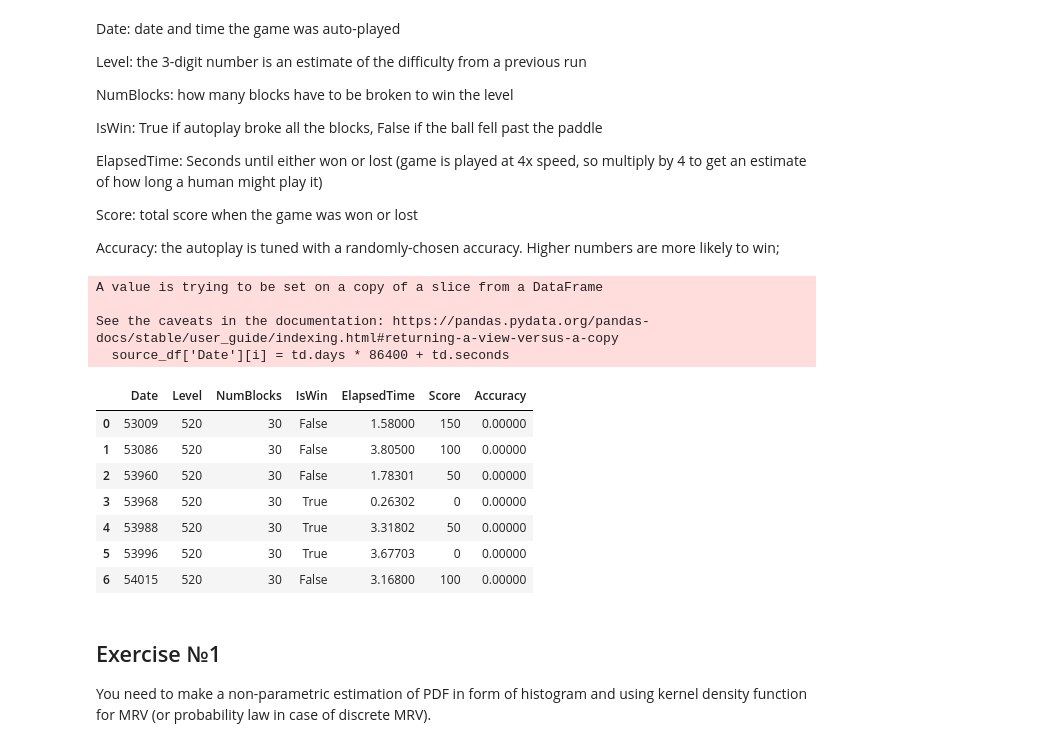
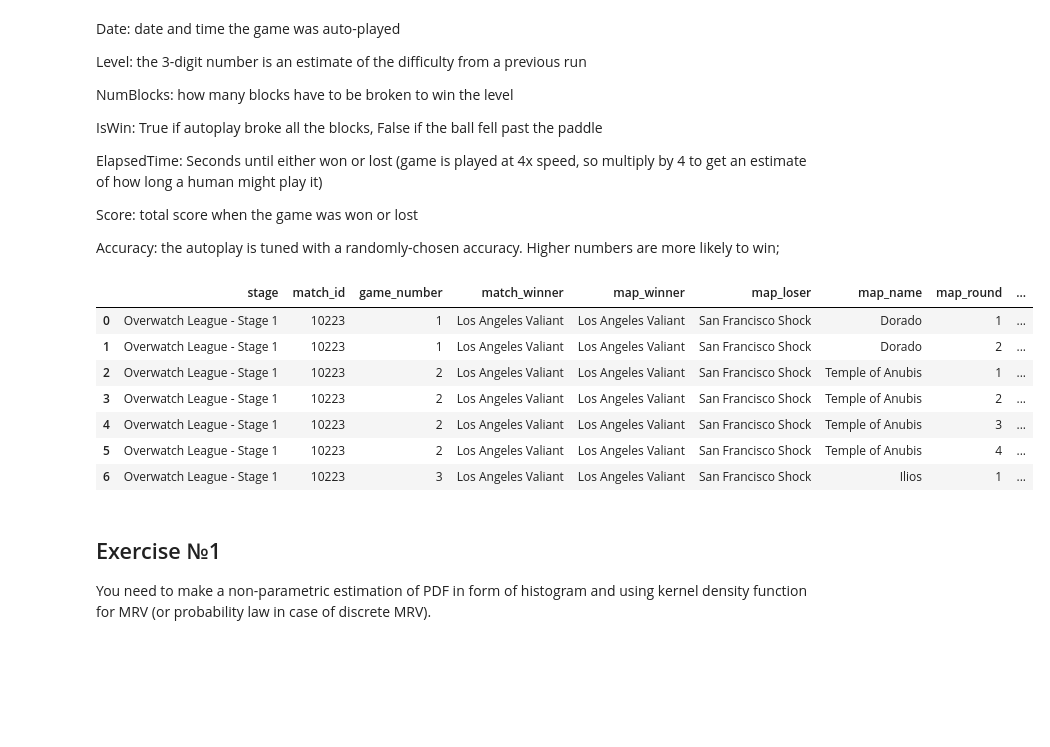
Before and after one commit to vandosik/M-M-MSA, a Jupyter notebook: Lab_2/lab_2.ipynb, the cells around one changed output. Drawn from its saved outputs; the diff is of its cells as text; code cells hidden in the pictures; blank space fills up the shorter version.

```diff
--- a/Lab_2/lab_2.ipynb
+++ b/Lab_2/lab_2.ipynb
@@ -57,34 +58,34 @@ ElapsedTime: Seconds until either won or lost (game is played at 4x speed, so mu
 Score:       total score when the game was won or lost
 
 Accuracy:    the autoplay is tuned with a randomly-chosen accuracy. Higher numbers are more likely to win;
-# %%
-# Colums renaming and data preparation
-source_df.Level = source_df.Level.astype(str)
-epoch = datetime(2019, 9, 7)
-
-for i in range(0, len(source_df['Date'])):
-    temptime = datetime.strptime(source_df['Date'][i], '%m/%d/%Y %I:%M:%S %p')
-    td = temptime - epoch
-    source_df['Date'][i] = td.days * 86400 + td.seconds
-source_df['Date'] = source_df['Date'].astype(int)
-source_df['NumBlocks'] = source_df['NumBlocks'].astype(int)
-source_df.head(7)
-# b = sns.lmplot("Accuracy", "Score", source_df, hue="Level", fit_reg=False)
-# b.set(xlim=(0.29, 0.41))
-# b.fig.set_size_inches(20,10)
-# %% [output]
-A value is trying to be set on a copy of a slice from a DataFrame
-
-See the caveats in the documentation: https://pandas.pydata.org/pandas-docs/stable/user_guide/indexing.html#returning-a-view-versus-a-copy
-  source_df['Date'][i] = td.days * 86400 + td.seconds
-|  | Date | Level | NumBlocks | IsWin | ElapsedTime | Score | Accuracy |
-| 0 | 53009 | 520 | 30 | False | 1.58000 | 150 | 0.00000 |
-| 1 | 53086 | 520 | 30 | False | 3.80500 | 100 | 0.00000 |
-| 2 | 53960 | 520 | 30 | False | 1.78301 | 50 | 0.00000 |
-| 3 | 53968 | 520 | 30 | True | 0.26302 | 0 | 0.00000 |
-| 4 | 53988 | 520 | 30 | True | 3.31802 | 50 | 0.00000 |
-| 5 | 53996 | 520 | 30 | True | 3.67703 | 0 | 0.00000 |
-| 6 | 54015 | 520 | 30 | False | 3.16800 | 100 | 0.00000 |
+# %%
+# # Colums renaming and data preparation
+# source_df.Level = source_df.Level.astype(str)
+# source_df = source_df.add('game_length', axis='columns')
+source_df['round_start_time'] = source_df['round_start_time'].astype(str)
+source_df['round_end_time'] = source_df['round_end_time'].astype(str)
+glength = []
+# source_df = source_df.drop(source_df[source_df['round_start_time'] == '%Y-%m-%d %H:%M:%S'].index)
+# idx = source_df.index[source_df['round_start_time' == 'NULL']]
+# print(source_df.loc[idx])
+for i in range(0, len(source_df['round_start_time'])):
+    finaltime = datetime.strptime(source_df['round_end_time'][i], '%Y-%m-%d %H:%M:%S')
+    starttime = datetime.strptime(source_df['round_start_time'][i], '%Y-%m-%d %H:%M:%S')
+    td = finaltime - starttime
+    glength.append(td.seconds)
+source_df['game_length'] = glength
+source_df['game_length'] = source_df['game_length'].astype(int)
+source_df = source_df.drop(['round_start_time', 'round_end_time', 'match_id', 'attacker_control_perecent',	'defender_control_perecent', 'team_one_name', 'team_two_name', 'control_round_name'], axis = 1)
+source_df.head(7)
+# %% [output]
+|  | stage | match_id | game_number | match_winner | map_winner | map_loser | map_name | map_round | ... |
+| 0 | Overwatch League - Stage 1 | 10223 | 1 | Los Angeles Valiant | Los Angeles Valiant | San Francisco Shock | Dorado | 1 | ... |
+| 1 | Overwatch League - Stage 1 | 10223 | 1 | Los Angeles Valiant | Los Angeles Valiant | San Francisco Shock | Dorado | 2 | ... |
+| 2 | Overwatch League - Stage 1 | 10223 | 2 | Los Angeles Valiant | Los Angeles Valiant | San Francisco Shock | Temple of Anubis | 1 | ... |
+| 3 | Overwatch League - Stage 1 | 10223 | 2 | Los Angeles Valiant | Los Angeles Valiant | San Francisco Shock | Temple of Anubis | 2 | ... |
+| 4 | Overwatch League - Stage 1 | 10223 | 2 | Los Angeles Valiant | Los Angeles Valiant | San Francisco Shock | Temple of Anubis | 3 | ... |
+| 5 | Overwatch League - Stage 1 | 10223 | 2 | Los Angeles Valiant | Los Angeles Valiant | San Francisco Shock | Temple of Anubis | 4 | ... |
+| 6 | Overwatch League - Stage 1 | 10223 | 3 | Los Angeles Valiant | Los Angeles Valiant | San Francisco Shock | Ilios | 1 | ... |
 # %% [markdown]
 ## Exercise №1
 You need to make a non-parametric estimation of PDF in form of histogram and using kernel density function for MRV (or probability law in case of discrete MRV).
```
Also changed, not shown: parts of 11 cells of this notebook, 1 other file.
